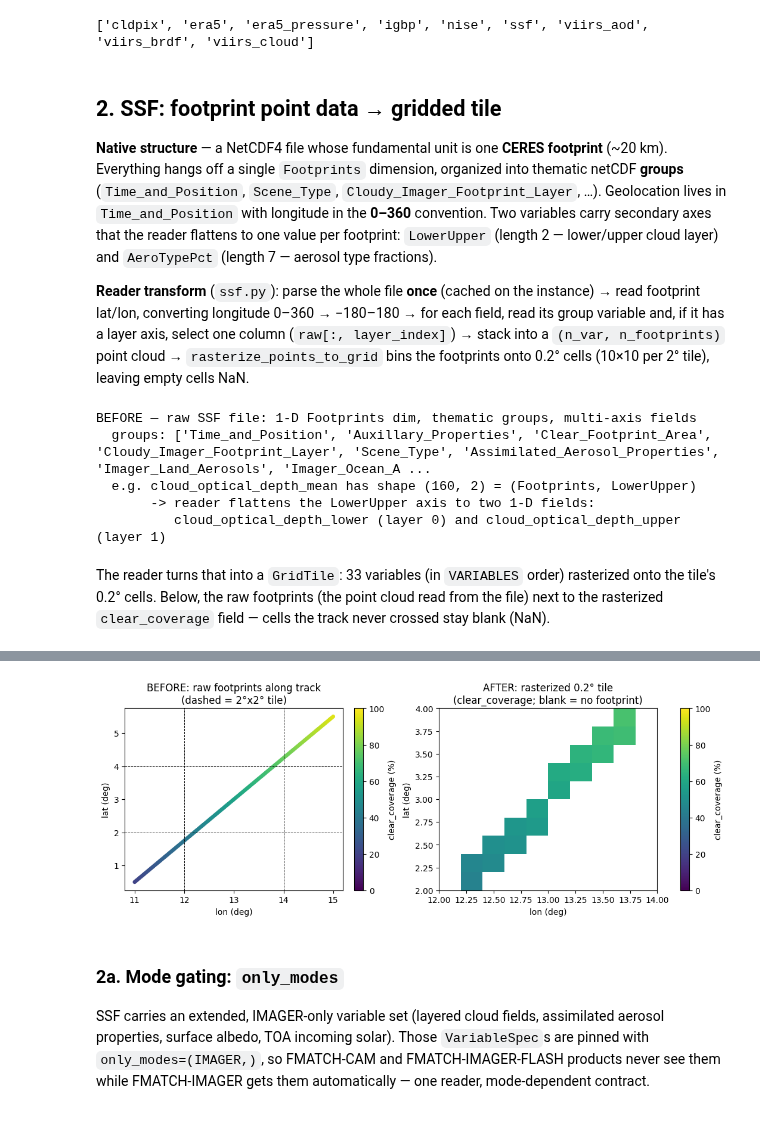
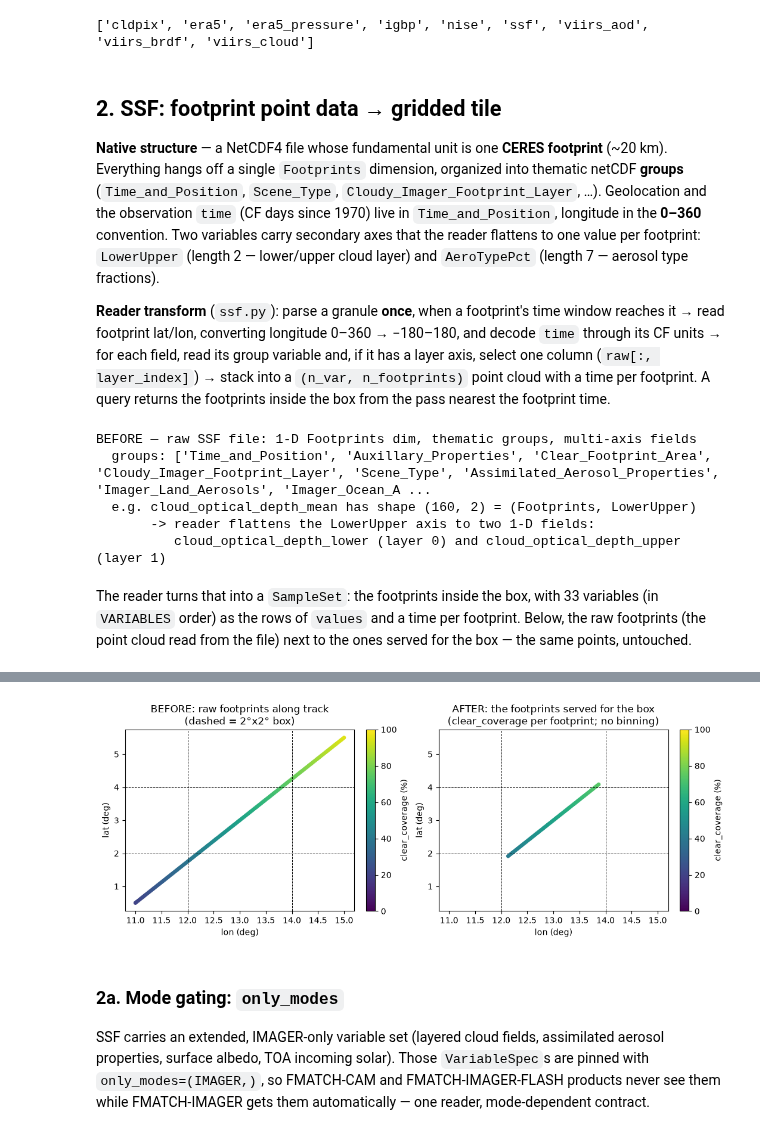
Before and after one commit to LASP-Libera/libera_utils, a Jupyter notebook: notebooks/03_readers_swath.ipynb, the cells around one changed output, grey strips where cells are left out. Cells and saved outputs as stored; diff of their text form; code cells hidden in the pictures.

```diff
--- a/notebooks/03_readers_swath.ipynb
+++ b/notebooks/03_readers_swath.ipynb
@@ -43,9 +48,13 @@ if str(repo_root) not in sys.path:
 # %%
 import libera_utils.footprint_matching.readers  # noqa: F401  (import triggers registration)
 from libera_utils.footprint_matching.readers.registry import ReaderRegistry
-from libera_utils.footprint_matching.types import TileKey
+from libera_utils.footprint_matching.types import BoundingBox
+from tests.test_data.footprint_matching.fixtures import SWATH_FIXTURE_TIME
 
 workdir = Path(tempfile.mkdtemp(prefix="fmatch_nb03_"))
+# The observation time the synthetic swath granules carry, and the 2°x2° box queried below.
+T = SWATH_FIXTURE_TIME
+BOX = BoundingBox(2.0, 4.0, 12.0, 14.0)
 # %% [markdown]
 ## 1. The registry is now complete: all nine readers
 
@@ -61,16 +70,19 @@ print(ReaderRegistry.list_readers())
 **Native structure** — a NetCDF4 file whose fundamental unit is one **CERES footprint**
 (~20 km). Everything hangs off a single `Footprints` dimension, organized into thematic
 netCDF **groups** (`Time_and_Position`, `Scene_Type`, `Cloudy_Imager_Footprint_Layer`, …).
-Geolocation lives in `Time_and_Position` with longitude in the **0–360** convention. Two
+Geolocation and the observation `time` (CF days since 1970) live in `Time_and_Position`,
+longitude in the **0–360** convention. Two
 variables carry secondary axes that the reader flattens to one value per footprint:
 `LowerUpper` (length 2 — lower/upper cloud layer) and `AeroTypePct` (length 7 — aerosol
 type fractions).
 
-**Reader transform** (`ssf.py`): parse the whole file **once** (cached on the instance) →
-read footprint lat/lon, converting longitude 0–360 → −180–180 → for each field, read its
-group variable and, if it has a layer axis, select one column (`raw[:, layer_index]`) →
-stack into a `(n_var, n_footprints)` point cloud → `rasterize_points_to_grid` bins the
-footprints onto 0.2° cells (10×10 per 2° tile), leaving empty cells NaN.
+**Reader transform** (`ssf.py`): parse a granule **once**, when a footprint's time window
+reaches it → read footprint
+lat/lon, converting longitude 0–360 → −180–180, and decode `time` through its CF units →
+for each field, read its group variable and, if it has a layer axis, select one column
+(`raw[:, layer_index]`) → stack into a `(n_var, n_footprints)` point cloud with a time per
+footprint. A query returns the footprints inside the box from the pass nearest the
+footprint time.
 # %%
 from tests.test_data.footprint_matching.fixtures import make_ssf_fixture
 
@@ -109,32 +121,36 @@ BEFORE — raw SSF file: 1-D Footprints dim, thematic groups, multi-axis fields
        -> reader flattens the LowerUpper axis to two 1-D fields:
           cloud_optical_depth_lower (layer 0) and cloud_optical_depth_upper (layer 1)
 # %% [markdown]
-The reader turns that into a `GridTile`: 33 variables (in `VARIABLES` order) rasterized
-onto the tile's 0.2° cells. Below, the raw footprints (the point cloud read from the file)
-next to the rasterized `clear_coverage` field — cells the track never crossed stay
-blank (NaN).
+The reader turns that into a `SampleSet`: the footprints inside the box, with 33
+variables (in `VARIABLES` order) as the rows of `values` and a time per footprint. Below,
+the raw footprints (the point cloud read from the file) next to the ones served for the
+box — the same points, untouched.
 # %%
 ssf = ReaderRegistry.get("ssf")(ssf_path)
-pt_lats, pt_lons, pt_vals = ssf._load_points()  # normalized lon, flattened per-footprint values
-tile = ssf.load_tile(TileKey("ssf", lat_idx=46, lon_idx=96))  # lat [2,4], lon [12,14]
+points = ssf._load_granule(ssf_path)  # normalized lon, flattened per-footprint values, decoded times
+samples = ssf.samples_in(BOX, T)  # lat [2,4], lon [12,14], at the fixture time
 
 cc = [v.name for v in ssf.VARIABLES].index("clear_coverage")
-print(f"AFTER — tile.data.shape={tile.data.shape} (33 vars, 10x10 cells); source={tile.source!r}")
+print(f"AFTER — values.shape={samples.values.shape} (33 vars x footprints in the box); source={samples.source!r}")
+print(f"        times: {samples.times.min()} .. {samples.times.max()}")
 
 fig, axes = plt.subplots(1, 2, figsize=(10.5, 4.0), constrained_layout=True)
-sc = axes[0].scatter(pt_lons, pt_lats, c=pt_vals[cc], cmap="viridis", s=14, vmin=0, vmax=100)
-for x in (12, 14):
-    axes[0].axvline(x, color="k", lw=0.7, ls="--")
-for y in (2, 4):
-    axes[0].axhline(y, color="k", lw=0.7, ls="--")
-axes[0].set_title("BEFORE: raw footprints along track\n(dashed = 2°x2° tile)")
+sc = axes[0].scatter(points.lons, points.lats, c=points.values[cc], cmap="viridis", s=14, vmin=0, vmax=100)
+for ax in axes:
+    for x in (12, 14):
+        ax.axvline(x, color="k", lw=0.7, ls="--")
+    for y in (2, 4):
+        ax.axhline(y, color="k", lw=0.7, ls="--")
+axes[0].set_title("BEFORE: raw footprints along track\n(dashed = 2°x2° box)")
 axes[0].set_xlabel("lon (deg)")
 axes[0].set_ylabel("lat (deg)")
 fig.colorbar(sc, ax=axes[0], label="clear_coverage (%)")
-im = axes[1].pcolormesh(tile.lons, tile.lats, tile.data[cc], cmap="viridis", vmin=0, vmax=100, shading="auto")
-axes[1].set_title("AFTER: rasterized 0.2° tile\n(clear_coverage; blank = no footprint)")
+sc2 = axes[1].scatter(samples.lons, samples.lats, c=samples.values[cc], cmap="viridis", s=14, vmin=0, vmax=100)
+axes[1].set_xlim(axes[0].get_xlim())
+axes[1].set_ylim(axes[0].get_ylim())
+axes[1].set_title("AFTER: the footprints served for the box\n(clear_coverage per footprint; no binning)")
 axes[1].set_xlabel("lon (deg)")
 axes[1].set_ylabel("lat (deg)")
-fig.colorbar(im, ax=axes[1], label="clear_coverage (%)")
+fig.colorbar(sc2, ax=axes[1], label="clear_coverage (%)")
 plt.show()
 # %% [output]
@@ -142,4 +159,4 @@ AFTER — tile.data.shape=(33, 10, 10) (33 vars, 10x10 cells); source='ssf'
-[figure, old version]
+[figure, new version]
 # %% [markdown]
 ### 2a. Mode gating: `only_modes`
 
```
Also changed, not shown: parts of 11 cells of this notebook, 8 other files.
